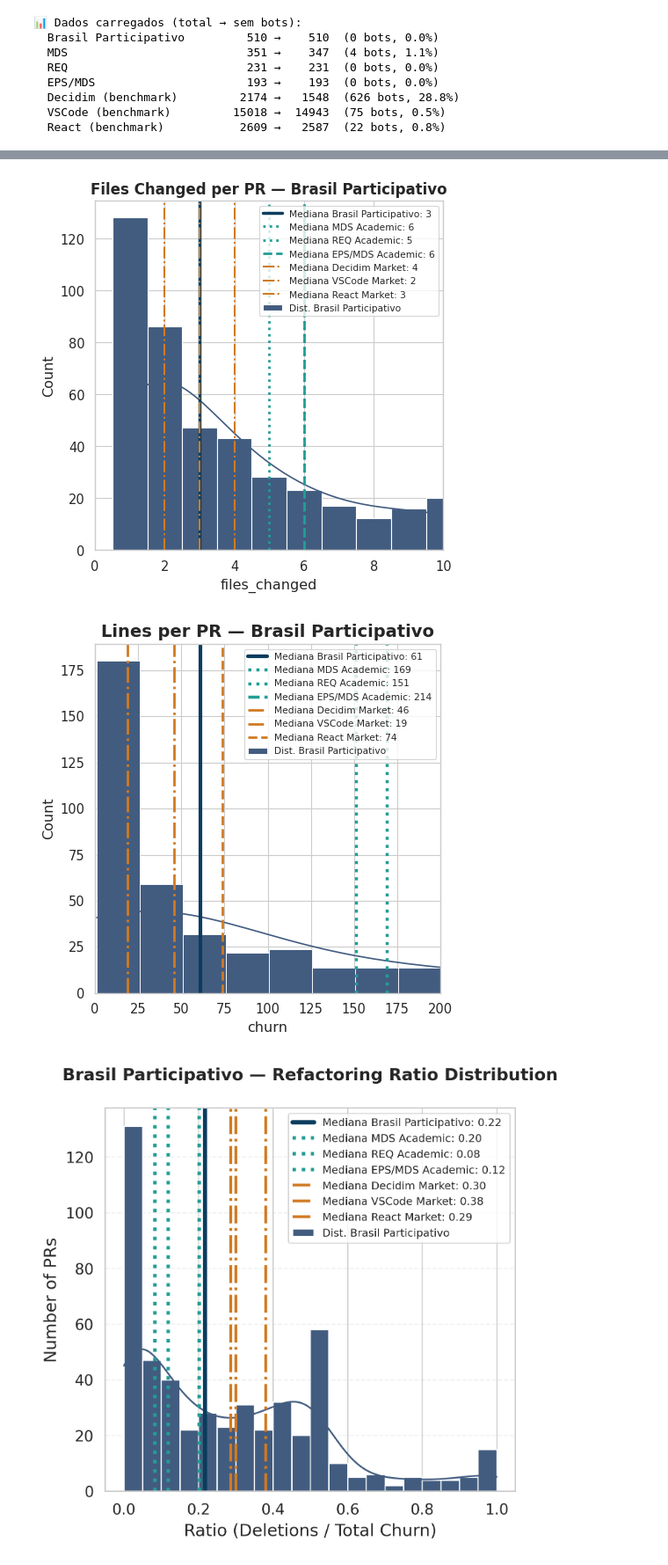
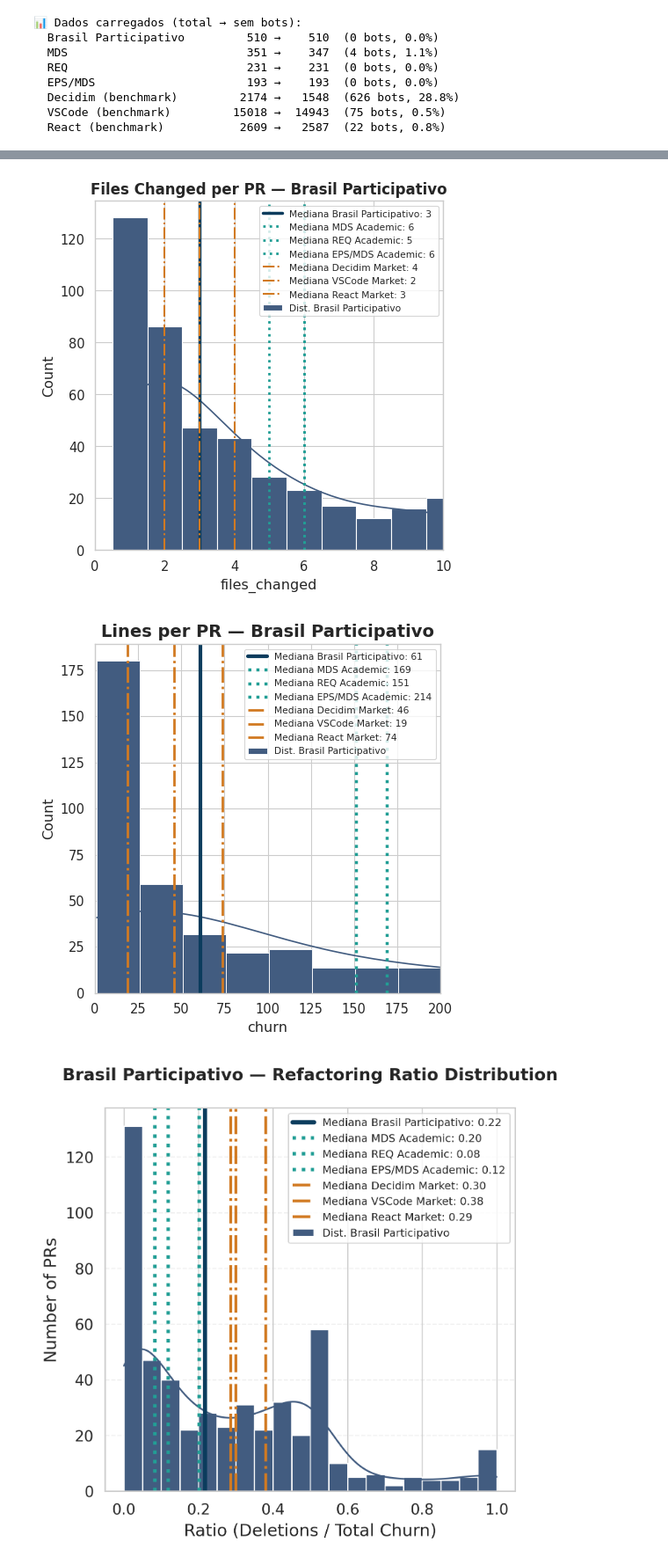
Before and after one commit to lablivre-unb/EbL_Over_PbL, a Jupyter notebook: metrics/notebooks/prs_viz_bp_paper.ipynb, the cells around one changed output, grey strips where cells are left out. Shown at 88% size. Saved outputs shown, nothing was run; the diff lists cells and outputs as text; code cells hidden in the pictures.

```diff
--- a/metrics/notebooks/prs_viz_bp_paper.ipynb
+++ b/metrics/notebooks/prs_viz_bp_paper.ipynb
@@ -106,35 +150,35 @@ p50_files_epsmds = clean_epsmds['files_changed'].median()
 p50_files_decidim = clean_decidim['files_changed'].median()
 p50_files_vscode = clean_vscode['files_changed'].median()
 p50_files_react = clean_react['files_changed'].median()
 p50_churn_lab = clean_lab['churn'].median()
 p50_churn_mds = clean_mds['churn'].median()
 p50_churn_req = clean_req['churn'].median()
 p50_churn_epsmds = clean_epsmds['churn'].median()
 p50_churn_decidim = clean_decidim['churn'].median()
 p50_churn_vscode = clean_vscode['churn'].median()
 p50_churn_react = clean_react['churn'].median()
 
 fig, ax1 = plt.subplots(figsize=(5, 5), dpi=100)
 
 subset_files = clean_lab[clean_lab['files_changed'] <= 25]['files_changed']
 sns.histplot(subset_files, discrete=True, color=BP_LIGHT, edgecolor='white', alpha=1.0, ax=ax1, label=f'Dist. {org_title}', kde=True, stat="count")
 
 ax1.axvline(p50_files_lab, color=BP_PRIMARY, linewidth=2.5, label=f'Mediana {org_title}: {p50_files_lab:.0f}')
 ax1.axvline(p50_files_mds, color=DISC_PRIMARY, linewidth=2, linestyle=':', label=f'Mediana {mds_title}: {p50_files_mds:.0f}')
 ax1.axvline(p50_files_req, color=DISC_LIGHT, linewidth=2, linestyle=':', label=f'Mediana {req_title}: {p50_files_req:.0f}')
-ax1.axvline(p50_files_epsmds, color=DISC_PRIMARY, linewidth=2, linestyle='--', label=f'Mediana {epsmds_title}: {p50_files_epsmds:.0f}')
+ax1.axvline(p50_files_epsmds, color=DISC_PRIMARY, linewidth=2, linestyle=':', label=f'Mediana {epsmds_title}: {p50_files_epsmds:.0f}')
 ax1.axvline(p50_files_decidim, color=BENCH_PRIMARY, linewidth=1.5, linestyle='-.', label=f'Mediana {decidim_title}: {p50_files_decidim:.0f}')
 ax1.axvline(p50_files_vscode, color=BENCH_MEDIUM, linewidth=1.5, linestyle='-.', label=f'Mediana {vscode_title}: {p50_files_vscode:.0f}')
 ax1.axvline(p50_files_react, color=BENCH_PRIMARY, linewidth=1.5, linestyle='-.', label=f'Mediana {react_title}: {p50_files_react:.0f}')
 ax1.set_box_aspect(1)
 ax1.set_title('Files Changed per PR — Brasil Participativo', fontsize=12, fontweight='bold')
 ax1.set_xlim(0, 10)
 ax1.legend(fontsize='x-small', loc='upper right', frameon=True, framealpha=0.8)
 
 plt.tight_layout()
 plt.show()
 # %% [output]
-[figure, old version]
+[figure, new version]
 # %%
 fig, ax2 = plt.subplots(figsize=(5, 5), dpi=100)
 
@@ -144,10 +188,10 @@ sns.histplot(subset_churn, binwidth=25, kde=True, color=BP_LIGHT, edgecolor='whi
 ax2.axvline(p50_churn_lab, color=BP_PRIMARY, linewidth=3, label=f'Mediana {org_title}: {p50_churn_lab:.0f}')
 ax2.axvline(p50_churn_mds, color=DISC_PRIMARY, linewidth=2.5, linestyle=':', label=f'Mediana {mds_title}: {p50_churn_mds:.0f}')
 ax2.axvline(p50_churn_req, color=DISC_LIGHT, linewidth=2.5, linestyle=':', label=f'Mediana {req_title}: {p50_churn_req:.0f}')
-ax2.axvline(p50_churn_epsmds, color=DISC_PRIMARY, linewidth=2.5, linestyle='--', label=f'Mediana {epsmds_title}: {p50_churn_epsmds:.0f}')
+ax2.axvline(p50_churn_epsmds, color=DISC_PRIMARY, linewidth=2.5, linestyle=':', label=f'Mediana {epsmds_title}: {p50_churn_epsmds:.0f}')
 ax2.axvline(p50_churn_decidim, color=BENCH_PRIMARY, linewidth=2, linestyle='-.', label=f'Mediana {decidim_title}: {p50_churn_decidim:.0f}')
 ax2.axvline(p50_churn_vscode, color=BENCH_MEDIUM, linewidth=2, linestyle='-.', label=f'Mediana {vscode_title}: {p50_churn_vscode:.0f}')
-ax2.axvline(p50_churn_react, color=BENCH_PRIMARY, linewidth=2, linestyle='--', label=f'Mediana {react_title}: {p50_churn_react:.0f}')
+ax2.axvline(p50_churn_react, color=BENCH_PRIMARY, linewidth=2, linestyle='-.', label=f'Mediana {react_title}: {p50_churn_react:.0f}')
 ax2.set_xlim(0, 200)
 ax2.legend(fontsize='x-small', loc='upper right', frameon=True, framealpha=0.8)
 
@@ -156,7 +200,7 @@ ax2.set_title('Lines per PR — Brasil Participativo', fontsize=14, fontweight='
 plt.tight_layout()
 plt.show()
 # %% [output]
-[figure, old version]
+[figure, new version]
 # %%
 def plot_maintenance_patterns_comparison(df_bp, df_mds, df_req):
     def calculate_ratio(data):
```
Also changed, not shown: parts of 5 cells of this notebook.
